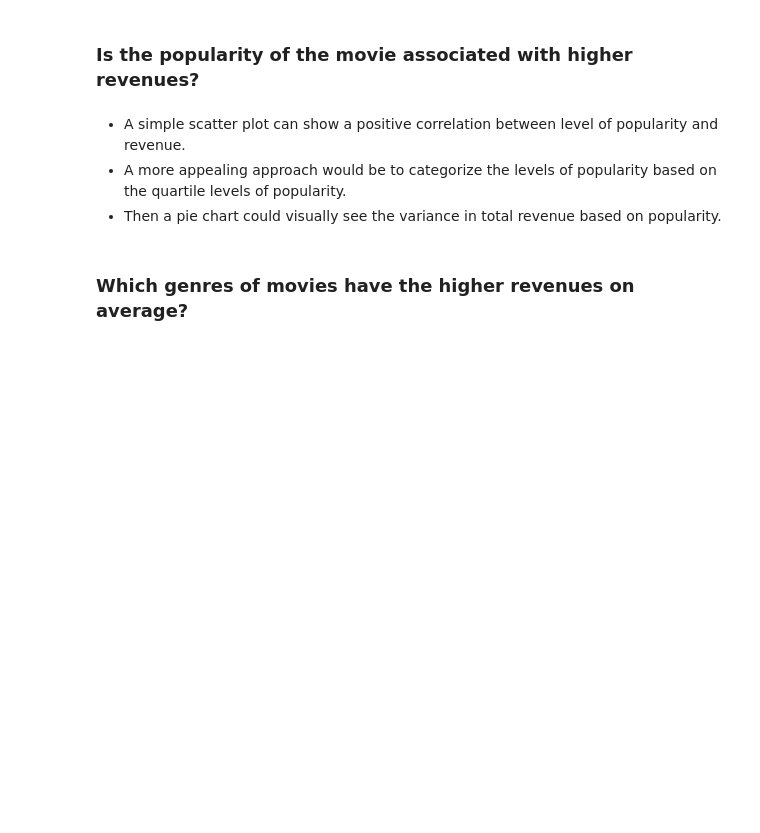
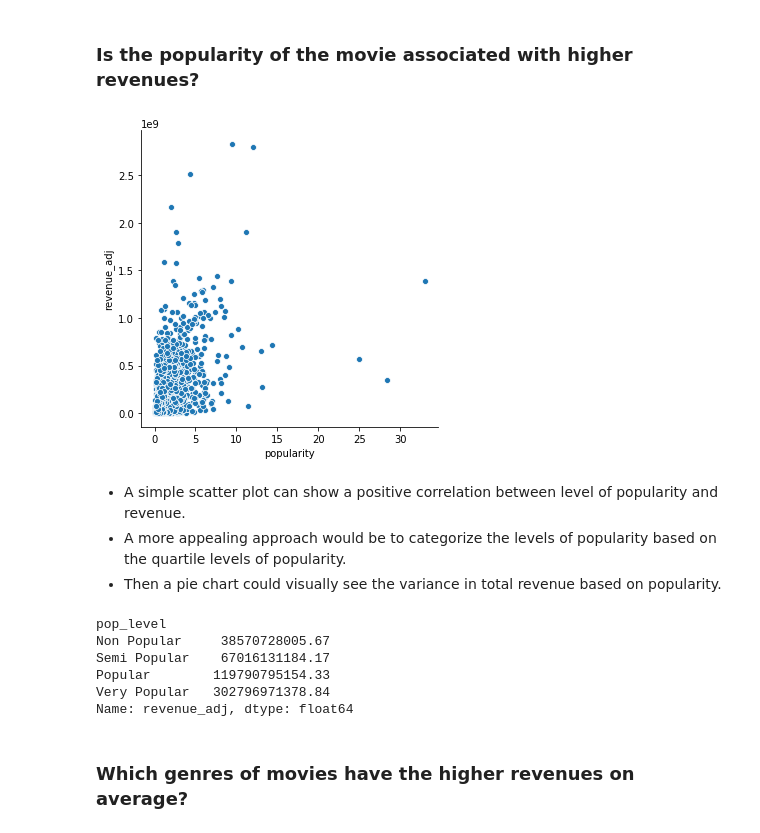
Before and after one commit to pulleyba/udacity_projects, a Jupyter notebook: Investigate Dataset Project/Investigate_Dataset_Final_Project.ipynb, the cells around one changed output. Saved outputs shown, nothing was run; the diff lists cells and outputs as text; code cells hidden in the pictures; blank space fills up the shorter version.

Commit message:
updated code
changed names of dataset from 'df_movie3' to 'df_movie'

```diff
--- a/Investigate Dataset Project/Investigate_Dataset_Final_Project.ipynb
+++ b/Investigate Dataset Project/Investigate_Dataset_Final_Project.ipynb
@@ -306,8 +306,8 @@ pop_level         3853 non-null category
 dtypes: category(2), float64(4), int64(3), object(3)
 memory usage: 309.1+ KB
 # %%
-df_movie3["pop_level"] = df_movie3["pop_level"].astype('object')
-df_movie3["rating_level"] = df_movie3["rating_level"].astype('object')
+df_movie["pop_level"] = df_movie["pop_level"].astype('object')
+df_movie["rating_level"] = df_movie["rating_level"].astype('object')
 # %% [markdown]
 * Changed new columns from type category to objects for easier use with labels on graphs for later.
 # %%
@@ -317,3 +332,4 @@ df_movie3.isnull().sum()
 # %%
-df_movie3.dropna(axis=0, inplace=True)
+# dropped rows with missing values
+df_movie.dropna(axis=0, inplace=True)
 # %%
@@ -328,12 +362,21 @@ df_movie3.to_csv('movies_clean2.csv', index=False)
 # %% [markdown]
 ### Is the popularity of the movie associated with higher revenues?
 # %%
-sns.relplot(x="popularity", y="revenue_adj", data=df_movie3);
+sns.relplot(x="popularity", y="revenue_adj", data=df_movie);
+# %% [output]
+[figure, added]
 # %% [markdown]
 * A simple scatter plot can show a positive correlation between level of popularity and revenue.
 * A more appealing approach would be to categorize the levels of popularity based on the quartile levels of popularity.
 * Then a pie chart could visually see the variance in total revenue based on popularity.
 # %%
-tot_rev = df_movie3.groupby('pop_level')['revenue_adj'].sum()
+tot_rev = df_movie.groupby('pop_level')['revenue_adj'].sum()
 tot_rev
+# %% [output]
+pop_level
+Non Popular     38570728005.67
+Semi Popular    67016131184.17
+Popular        119790795154.33
+Very Popular   302796971378.84
+Name: revenue_adj, dtype: float64
 # %%
```
Also changed, not shown: parts of 10 cells of this notebook.
